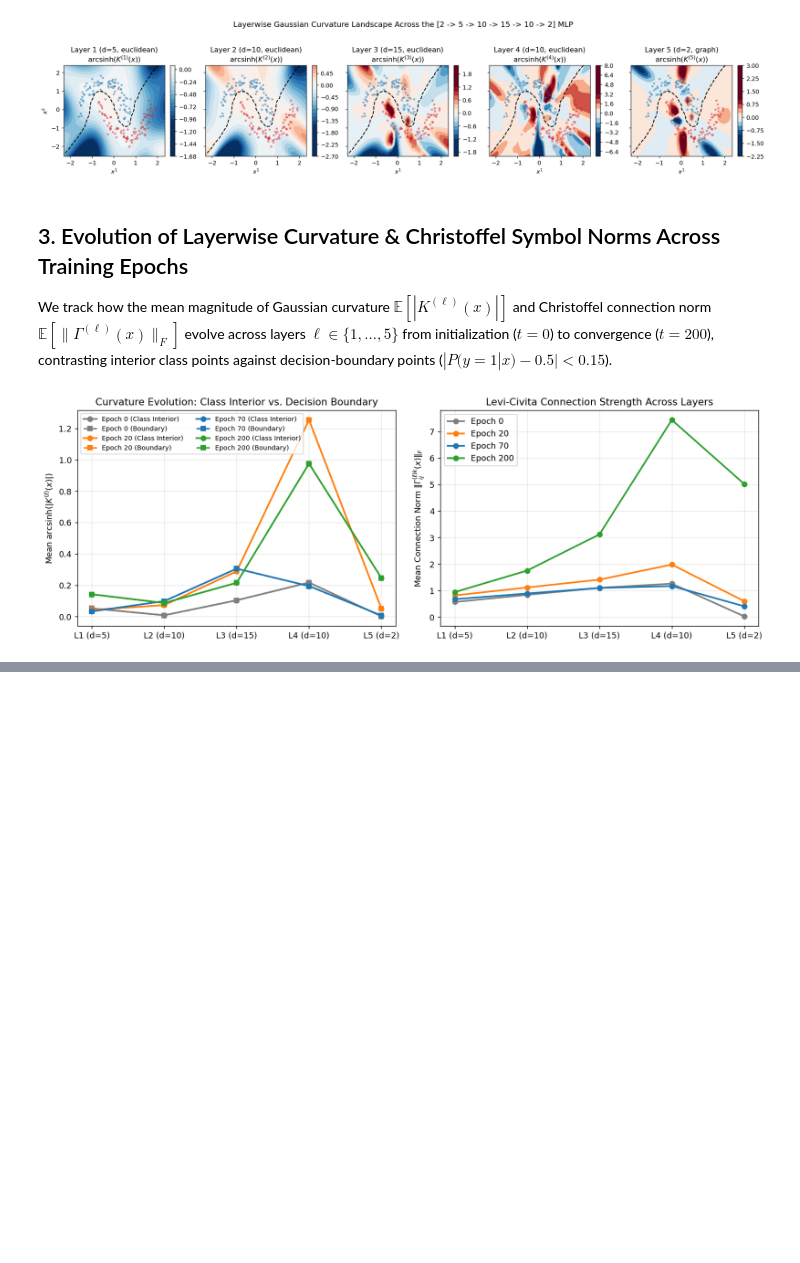
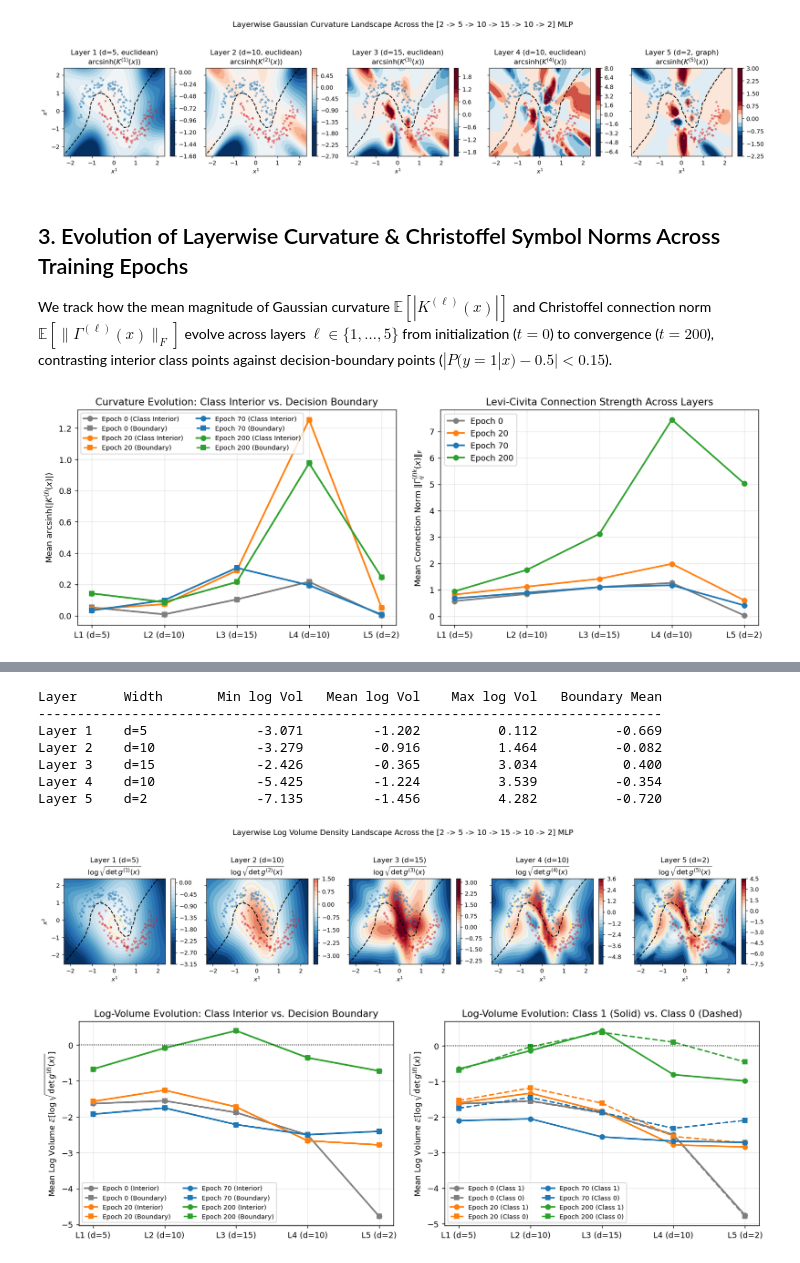
Before and after one commit to rramosp/metriclosses, a Jupyter notebook: notebooks/02_layerwise_curvature_evolution.ipynb, the cells around one changed output, grey strips where cells are left out. Saved outputs shown, nothing was run; the diff lists cells and outputs as text; code cells hidden in the pictures; blank space fills up the shorter version.

```diff
--- a/notebooks/02_layerwise_curvature_evolution.ipynb
+++ b/notebooks/02_layerwise_curvature_evolution.ipynb
@@ -165,0 +176,79 @@ plt.show()
+# %%
+from src.geometry import compute_layer_pullback_metric, compute_metric_spectrum
+
+fig, axes = plt.subplots(1, 5, figsize=(17.5, 3.7), sharex=True, sharey=True)
+print(f"{'Layer':<10} {'Width':<8} {'Min log Vol':>14} {'Mean log Vol':>14} {'Max log Vol':>14} {'Boundary Mean':>15}")
+print("-" * 80)
+
+for idx, l_idx in enumerate(layers_list):
+    g_grid = compute_layer_pullback_metric(model, grid_pts, layer_idx=l_idx, metric_mode="euclidean", eps=1e-7)
+    log_vol_grid = (0.5 * torch.log(torch.clamp(torch.linalg.det(g_grid), min=1e-12))).detach().numpy().reshape(xx.shape)
+    vmax_v = max(np.percentile(np.abs(log_vol_grid), 96), 0.2)
+
+    g_tr_l = compute_layer_pullback_metric(model, X_train, layer_idx=l_idx, metric_mode="euclidean", eps=1e-7)
+    log_vol_tr = (0.5 * torch.log(torch.clamp(torch.linalg.det(g_tr_l), min=1e-12))).detach()
+    bnd_mean = log_vol_tr[boundary_mask].mean().item() if boundary_mask.any() else log_vol_tr.mean().item()
+
+    print(
+        f"Layer {l_idx:<4d} d={model.layer_dims[l_idx]:<6d} "
+        f"{log_vol_grid.min():14.3f} {log_vol_grid.mean():14.3f} {log_vol_grid.max():14.3f} {bnd_mean:15.3f}"
+    )
+
+    im = axes[idx].contourf(xx, yy, log_vol_grid, levels=22, cmap="RdBu_r", vmin=-vmax_v, vmax=vmax_v)
+    axes[idx].contour(xx, yy, log_vol_grid, levels=[0.0], colors="gold", linewidths=1.2, linestyles=":")
+    axes[idx].contour(xx, yy, probs_grid, levels=[0.5], colors="k", linewidths=1.5, linestyles="--")
+    axes[idx].scatter(X_test[y_test == 0, 0], X_test[y_test == 0, 1], c="#1f77b4", s=8, alpha=0.4)
+    axes[idx].scatter(X_test[y_test == 1, 0], X_test[y_test == 1, 1], c="#d62728", s=8, alpha=0.4)
+    axes[idx].set_title(f"Layer {l_idx} (d={model.layer_dims[l_idx]})\n$\log\sqrt{{\det g^{{({l_idx})}}(x)}}$")
+    axes[idx].set_xlabel("$x^1$")
+    plt.colorbar(im, ax=axes[idx], fraction=0.046)
+
+axes[0].set_ylabel("$x^2$")
+plt.suptitle("Layerwise Log Volume Density Landscape Across the [2 -> 5 -> 10 -> 15 -> 10 -> 2] MLP", y=1.04, fontsize=13)
+plt.tight_layout()
+plt.show()
+
+# Track Log-Volume evolution across training epochs (Interior vs Boundary & Class 0 vs Class 1)
+fig, axes = plt.subplots(1, 2, figsize=(12.8, 4.3))
+for ep, col in zip(epochs_list, colors):
+    probe.load_state_dict(epoch_snapshots[ep])
+    lv_int, lv_bnd, lv_c0, lv_c1 = [], [], [], []
+    for l_idx in layers_list:
+        g_ep = compute_layer_pullback_metric(probe, X_train, layer_idx=l_idx, metric_mode="euclidean", eps=1e-7)
+        lv = (0.5 * torch.log(torch.clamp(torch.linalg.det(g_ep), min=1e-12))).detach()
+        lv_int.append(lv[interior_mask].mean().item())
+        lv_bnd.append(lv[boundary_mask].mean().item() if boundary_mask.any() else lv.mean().item())
+        lv_c0.append(lv[y_train == 0].mean().item())
+        lv_c1.append(lv[y_train == 1].mean().item())
+
+    axes[0].plot(layers_list, lv_int, "o-", lw=2, color=col, label=f"Epoch {ep} (Interior)")
+    axes[0].plot(layers_list, lv_bnd, "s--", lw=1.8, color=col, label=f"Epoch {ep} (Boundary)")
+    axes[1].plot(layers_list, lv_c1, "o-", lw=2, color=col, label=f"Epoch {ep} (Class 1)")
+    axes[1].plot(layers_list, lv_c0, "s--", lw=1.8, color=col, label=f"Epoch {ep} (Class 0)")
+
+for ax in axes:
+    ax.axhline(0.0, color="k", lw=1.0, ls=":")
+    ax.set_xticks(layers_list)
+    ax.set_xticklabels([f"L{l} (d={model.layer_dims[l]})" for l in layers_list])
+    ax.grid(alpha=0.3)
+
+axes[0].set_ylabel("Mean Log Volume $\mathbb{E}[\log\sqrt{\det g^{(\ell)}(x)}]$")
+axes[0].set_title("Log-Volume Evolution: Class Interior vs. Decision Boundary")
+axes[0].legend(fontsize=8, ncol=2)
+
+axes[1].set_ylabel("Mean Log Volume $\mathbb{E}[\log\sqrt{\det g^{(\ell)}(x)}]$")
+axes[1].set_title("Log-Volume Evolution: Class 1 (Solid) vs. Class 0 (Dashed)")
+axes[1].legend(fontsize=8, ncol=2)
+
+plt.tight_layout()
+plt.show()
+# %% [output]
+Layer      Width       Min log Vol   Mean log Vol    Max log Vol   Boundary Mean
+--------------------------------------------------------------------------------
+Layer 1    d=5              -3.071         -1.202          0.112          -0.669
+Layer 2    d=10             -3.279         -0.916          1.464          -0.082
+Layer 3    d=15             -2.426         -0.365          3.034           0.400
+Layer 4    d=10             -5.425         -1.224          3.539          -0.354
+Layer 5    d=2              -7.135         -1.456          4.282          -0.720
+[figure, added]
+[figure, added]
```
Also changed, not shown: parts of 3 cells of this notebook, 4 other files.
